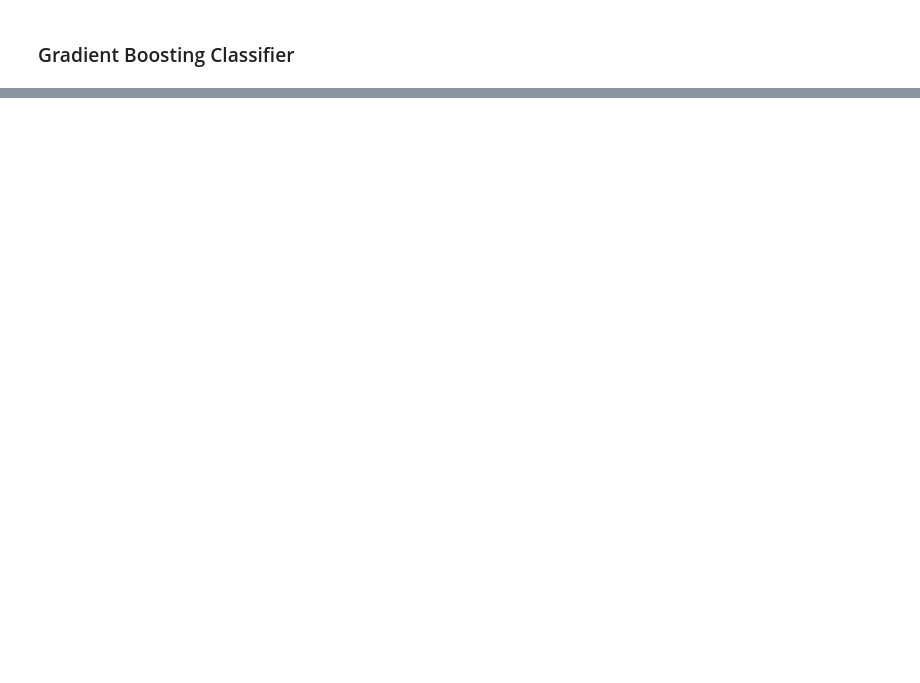
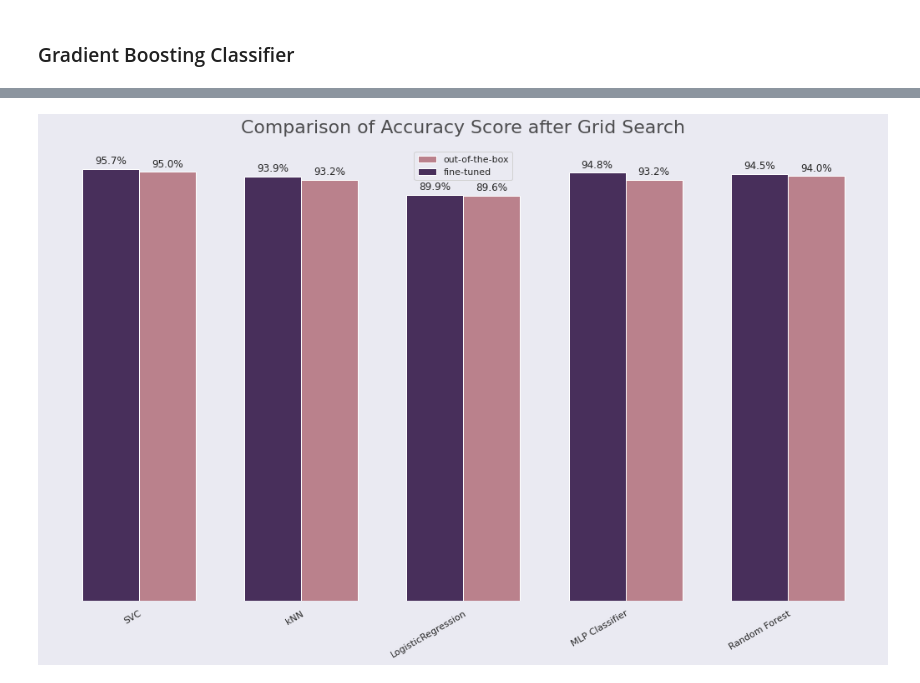
Before and after one commit to pedrohortencio/machine-learning-gladiator, a Jupyter notebook: MNIST/MNIST_Gladiator.ipynb, the cells around one changed output, grey strips where cells are left out. Drawn from its saved outputs; the diff is of its cells as text; code cells hidden in the pictures; blank space fills up the shorter version.

Commit message:
feat: add grid search optimization

```diff
--- a/MNIST/MNIST_Gladiator.ipynb
+++ b/MNIST/MNIST_Gladiator.ipynb
@@ -459,0 +452,2 @@ plt.show();
+# %%
+bkp_dict_acc = dict_acc # as I'll modify the dict_acc, I'm creating a backup of it
@@ -459,0 +474,3 @@ plt.show();
+# %%
+df_acc.loc[df_acc.index == 'Random Forest', 'Accuracy (Fine-Tuned)'] = 0
+df_acc
@@ -459,0 +617,9 @@ plt.show();
+# %%
+logreg = LogisticRegression(C= 0.8, max_iter=2000)
+logreg.fit(X_train, y_train)
+
+predictions_logreg = logreg.predict(X_validation)
+acc_logreg = accuracy_score(y_validation, predictions_logreg)
+
+df_acc.loc[df_acc.index == 'LogisticRegression', 'Accuracy (Fine-Tuned)'] = acc_logreg
+print('Accuracy Score:', acc_logreg)
@@ -459,0 +648,3 @@ plt.show();
+# %%
+df_acc.dropna(inplace=True)
+df_acc
@@ -459,0 +658,47 @@ plt.show();
+# %%
+fig = plt.figure(figsize=(18,10))   # changes the size of the image
+fig.patch.set_facecolor('#eaeaf2')  # set the background color of the plot to match the seaborn theme
+
+ax = plt.gca()
+width = 0.35
+
+rects1 = ax.bar(df_acc.index, df_acc['Accuracy'], width,align='edge', color = '#BA818C', label='out-of-the-box')
+rects2 = ax.bar(df_acc.index, df_acc['Accuracy (Fine-Tuned)'], -width, align='edge', color = '#482F5B', label='fine-tuned')
+
+for r1, r2 in zip(rects1.patches, rects2.patches):
+    h1 = r1.get_height()
+    h2 = r2.get_height()
+
+    percent1 = h1*100
+    percent2 = h2*100
+
+    ax.annotate('{:.1f}%'.format(percent1),
+                    xy=(r1.get_x() + r1.get_width() / 2, h1),
+                    xytext=(0, 3),  # 3 points vertical offset
+                    textcoords="offset points",
+                    ha='center', va='bottom')
+    ax.annotate('{:.1f}%'.format(percent2),
+                    xy=(r2.get_x() + r2.get_width() / 2, h2),
+                    xytext=(0, 3),  # 3 points vertical offset
+                    textcoords="offset points",
+                    ha='center', va='bottom')
+
+# Rotate the X labels (models' names)
+plt.xticks(rotation=30, rotation_mode="anchor", ha='right')
+plt.box(False)  # disable the box around the plot
+ax.grid(False)  # disable the grid
+ax.set_yticks([])   # disable the y ticks
+
+# creating a title
+plt.title('Comparison of Accuracy Score after Grid Search',
+          size=22, alpha=0.8, y=1.02)
+
+# add the legend (to display the horizontal lines' labels)
+plt.legend()
+
+# saves the plot
+plt.savefig("Accuracy-test-ft.png", bbox_inches='tight', dpi=300)
+# displays the plot
+plt.show();
+# %% [output]
+[figure, added]
```
Also changed, not shown: parts of 72 cells of this notebook.
